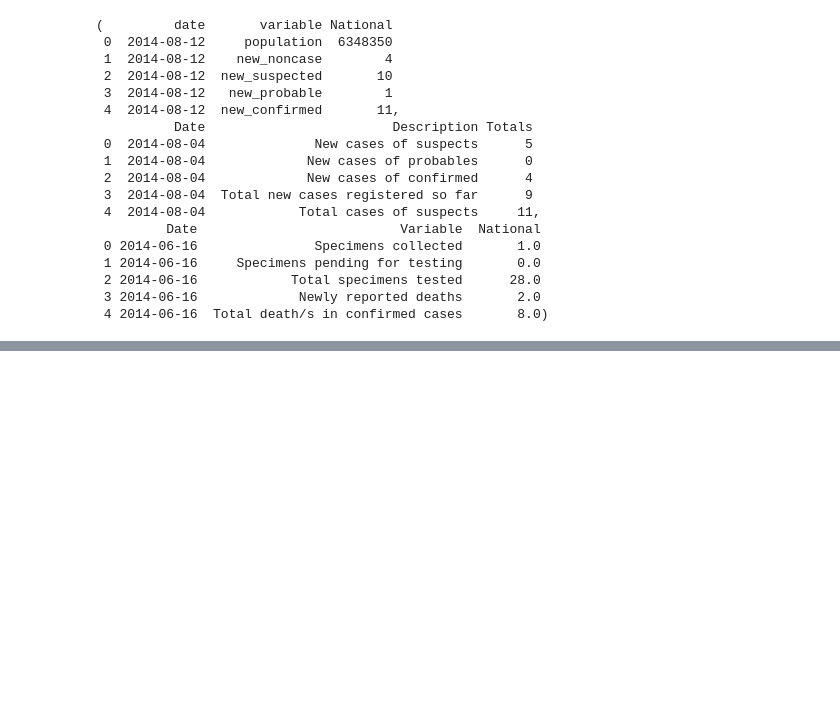
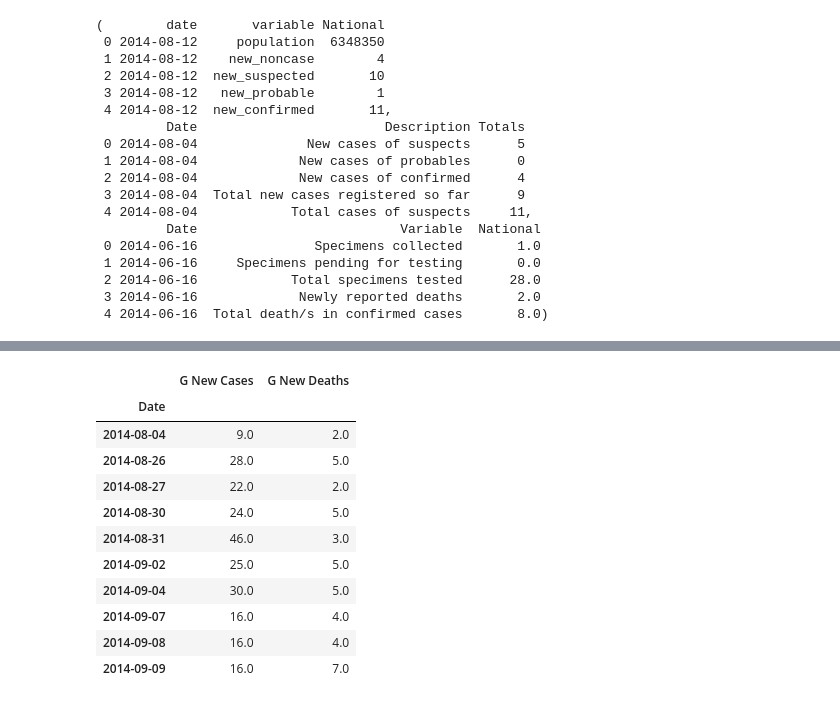
Before and after one commit to sfmaddox/8366_sfmaddox, a Jupyter notebook: Homework 1.ipynb, the cells around one changed output, grey strips where cells are left out. Saved outputs shown, nothing was run; the diff lists cells and outputs as text; code cells hidden in the pictures; blank space fills up the shorter version.

```diff
--- a/Homework 1.ipynb
+++ b/Homework 1.ipynb
@@ -711,6 +671,8 @@ from dateutil.parser import parse
 from datetime import datetime
 #liberia_data.Date.apply(lambda d: datetime.strptime(d, '%m/%d/%y'))
 liberia_data.Date = pd.to_datetime(liberia_data.Date)
+sl_data.date = pd.to_datetime(sl_data.date)
+guinea_data.Date = pd.to_datetime(guinea_data.Date)
 # %%
 (sl_data.head(), guinea_data.head(), liberia_data.head())
 # %% [output]
@@ -757,0 +799,30 @@ sl_reduced=sl_reduced.append(sl_data[sl_data.variable.str.contains("new_confirme
+# %%
+g_nd= guinea_data[guinea_data.Description=="New deaths registered"]
+g_nd=g_nd.append(guinea_data[guinea_data.Description=="New deaths registered today"])
+g_nd=g_nd.rename(columns = {'Totals':'G New Deaths'})
+g_nd.index = g_nd.Date
+#g_nd=g_nd.drop(['Date', 'Description'], axis=1)
+g_death = pd.Series(g_nd["G New Deaths"].astype(float))
+# %%
+g_nc= guinea_data[guinea_data.Description.str.contains("Total new cases registered so far")]
+g_nc=g_nc.rename(columns = {'Totals':'G New Cases'})
+g_nc.index = g_nc.Date
+g_nc=g_nc.drop(['Date', 'Description'], axis=1)
+g_case = pd.Series(g_nc["G New Cases"].astype(float))
+# %%
+guinea_all = pd.concat([g_case, g_death], axis = 1)
+guinea_all = guinea_all.fillna(0)
+guinea_all.head(10)
+# %% [output]
+|  | G New Cases | G New Deaths |
+| Date |  |  |
+| 2014-08-04 | 9.0 | 2.0 |
+| 2014-08-26 | 28.0 | 5.0 |
+| 2014-08-27 | 22.0 | 2.0 |
+| 2014-08-30 | 24.0 | 5.0 |
+| 2014-08-31 | 46.0 | 3.0 |
+| 2014-09-02 | 25.0 | 5.0 |
+| 2014-09-04 | 30.0 | 5.0 |
+| 2014-09-07 | 16.0 | 4.0 |
+| 2014-09-08 | 16.0 | 4.0 |
+| 2014-09-09 | 16.0 | 7.0 |
```
Also changed, not shown: parts of 30 cells of this notebook.
